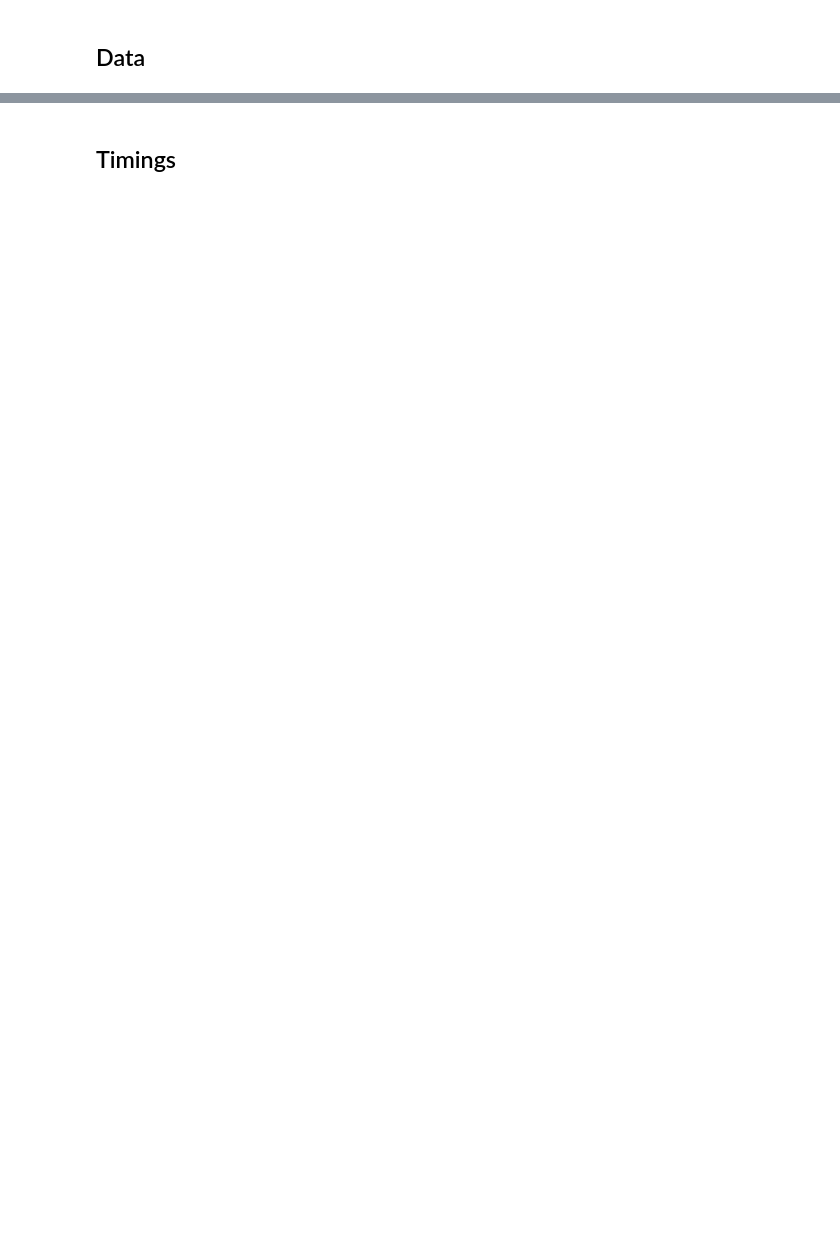
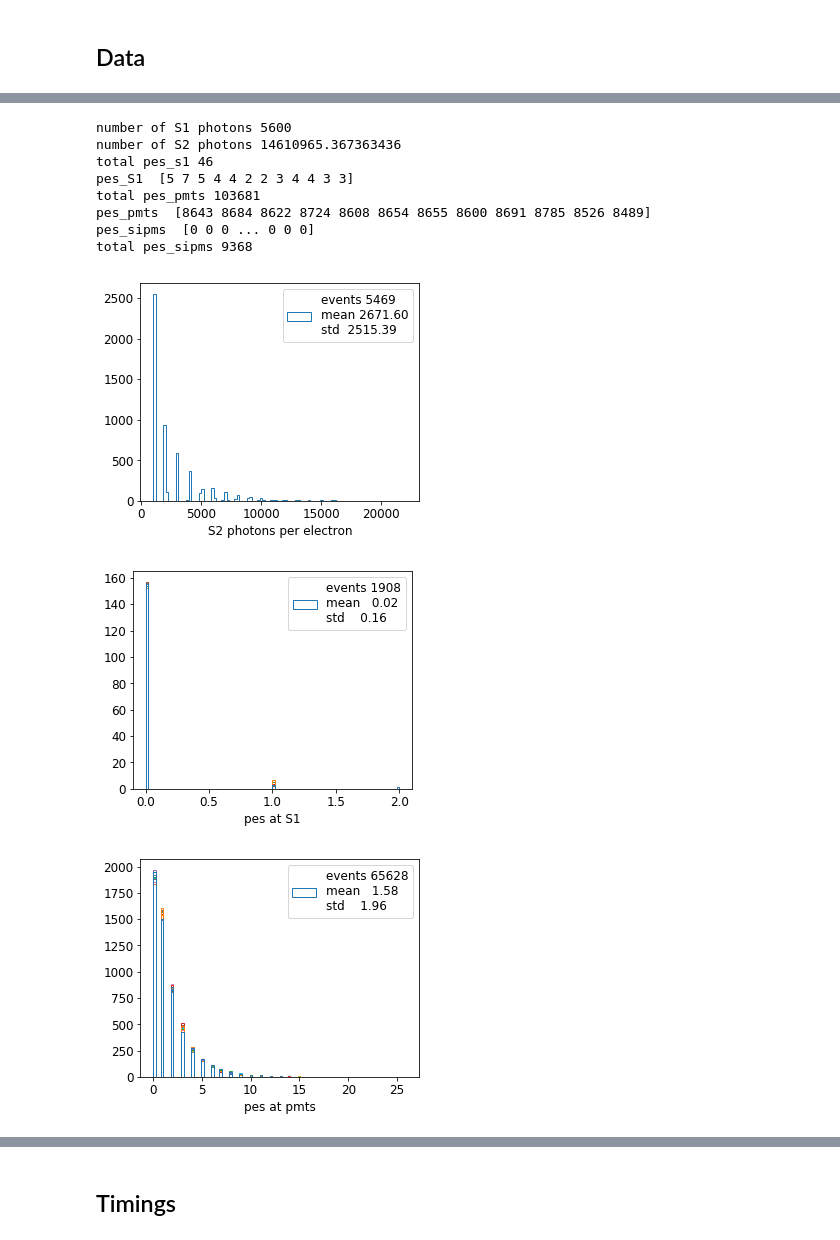
Before and after one commit to jahernando/ICAROSNB, a Jupyter notebook: JAH/detsim/detsim_city.ipynb, the cells around one changed output, grey strips where cells are left out. Cells and saved outputs as stored; diff of their text form; code cells hidden in the pictures; blank space fills up the shorter version.

```diff
--- a/JAH/detsim/detsim_city.ipynb
+++ b/JAH/detsim/detsim_city.ipynb
@@ -237,0 +113,15 @@ if (plot): plot_wfs(wfs_pmts, wfs_sipms)
+# %%
+s1pes, s2pes = simulate_pes_(posenes, posdnes)
+dsplot.plot_simulate_pes(dsim, s1pes, s2pes)
+# %% [output]
+number of S1 photons 5600
+number of S2 photons 14610965.367363436
+total pes_s1 46
+pes_S1  [5 7 5 4 4 2 2 3 4 4 3 3]
+total pes_pmts 103681
+pes_pmts  [8643 8684 8622 8724 8608 8654 8655 8600 8691 8785 8526 8489]
+pes_sipms  [0 0 0 ... 0 0 0]
+total pes_sipms 9368
+[figure, added]
+[figure, added]
+[figure, added]
```
Also changed, not shown: parts of 37 cells of this notebook, 1 other file.
